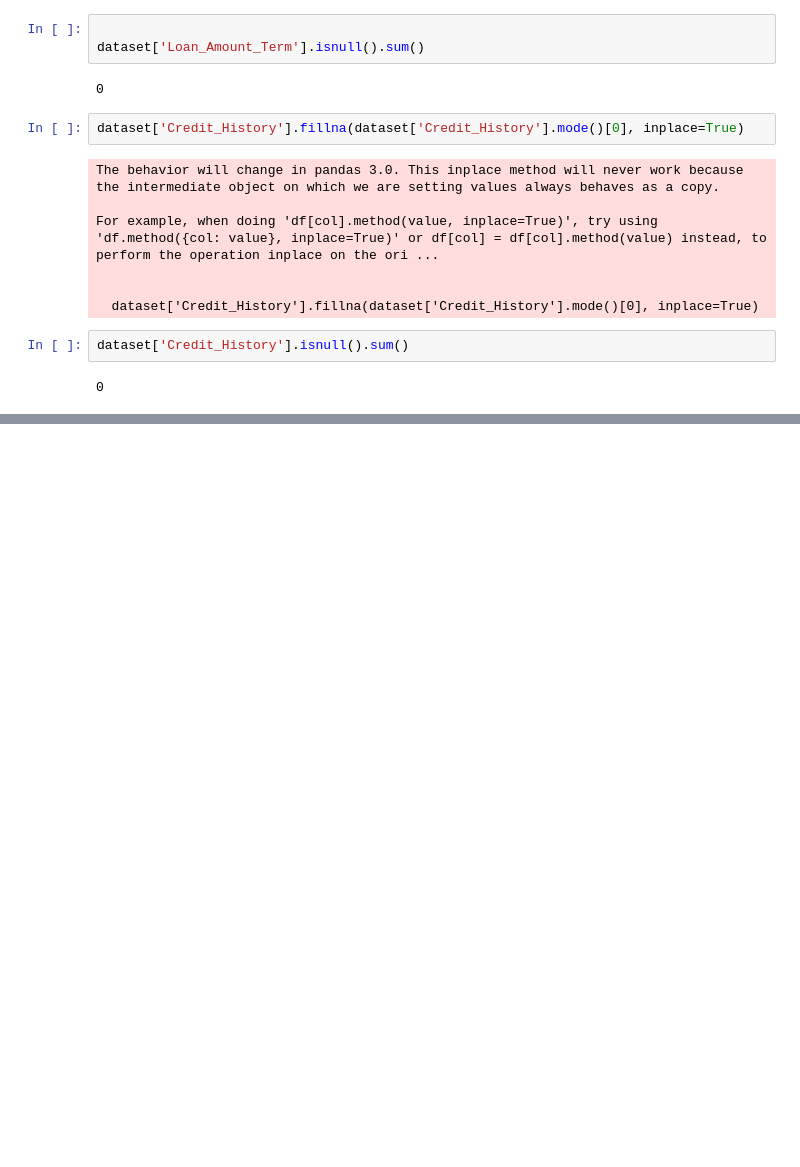
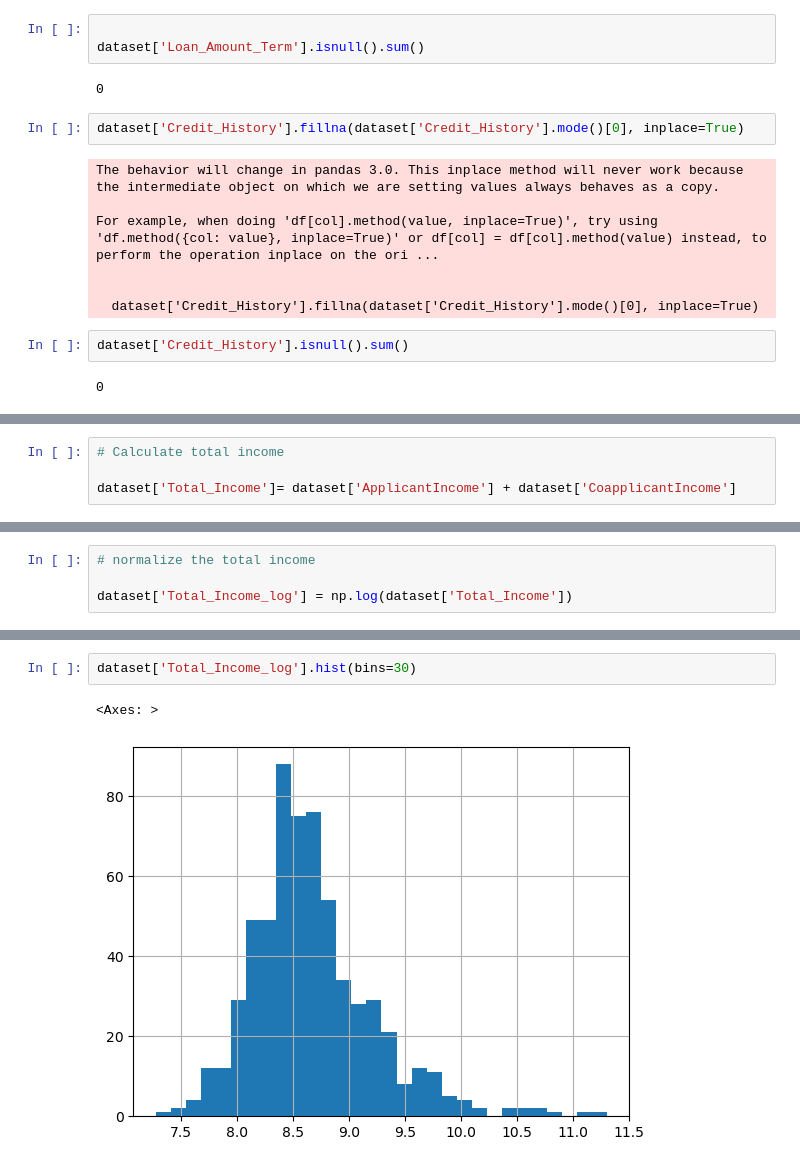
Before and after one commit to Ind-saurabh-kumar/Loan_Approval_Prediction_Project, a Jupyter notebook: Loan_Approval_Prediction.ipynb, the cells around one changed output, grey strips where cells are left out. Saved outputs shown, nothing was run; the diff lists cells and outputs as text; blank space fills up the shorter version.

```diff
--- a/Loan_Approval_Prediction.ipynb
+++ b/Loan_Approval_Prediction.ipynb
@@ -336,0 +355,4 @@ dataset['Credit_History'].isnull().sum()
+# %%
+# Calculate total income
+
+dataset['Total_Income']= dataset['ApplicantIncome'] + dataset['CoapplicantIncome']
@@ -336,0 +374,4 @@ dataset['Credit_History'].isnull().sum()
+# %%
+# normalize the total income
+
+dataset['Total_Income_log'] = np.log(dataset['Total_Income'])
@@ -336,0 +393,5 @@ dataset['Credit_History'].isnull().sum()
+# %%
+dataset['Total_Income_log'].hist(bins=30)
+# %% [output]
+<Axes: >
+[figure, added]
```
Also changed, not shown: parts of 60 cells of this notebook.
